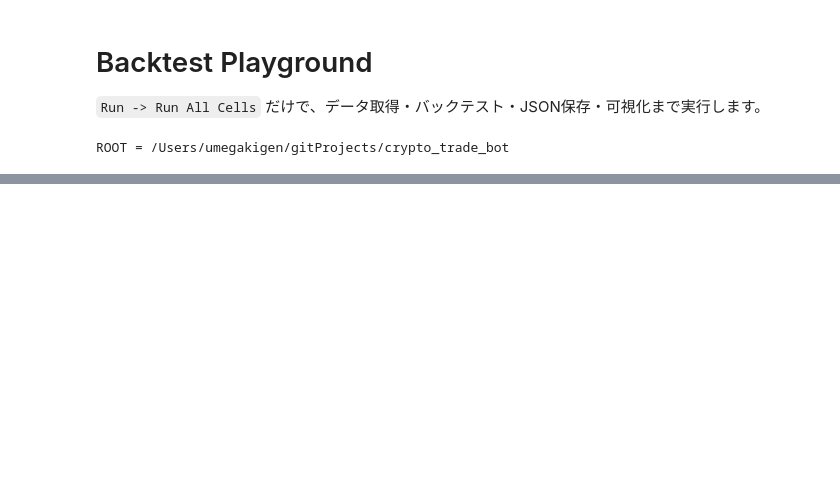
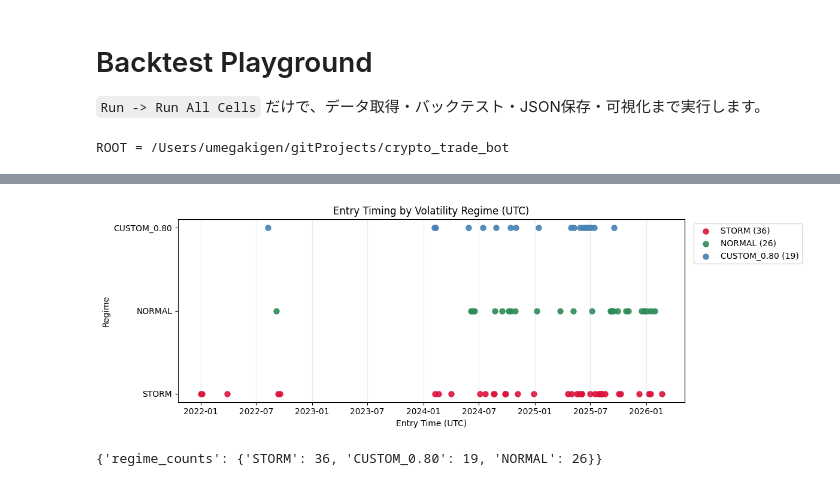
Before and after one commit to genpsp/crypto_trade_bot, a Jupyter notebook: research/notebooks/backtest_playground.ipynb, the cells around one changed output, grey strips where cells are left out. Drawn from its saved outputs; the diff is of its cells as text; code cells hidden in the pictures; blank space fills up the shorter version.

```diff
--- a/research/notebooks/backtest_playground.ipynb
+++ b/research/notebooks/backtest_playground.ipynb
@@ -387,0 +470,72 @@ else:
+# %%
+from datetime import datetime
+
+entry_trades = sorted(
+    [trade for trade in report_json['trades'] if trade.get('entry_time')],
+    key=lambda trade: trade['entry_time'],
+)
+
+if not entry_trades:
+    print('No entry trades yet. Regime timing chart skipped.')
+else:
+    def regime_from_multiplier(multiplier):
+        if multiplier is None:
+            return 'UNKNOWN'
+        value = round(float(multiplier), 2)
+        if value <= 0.50:
+            return 'STORM'
+        if value <= 0.75:
+            return 'VOLATILE'
+        if value == 1.00:
+            return 'NORMAL'
+        return f'CUSTOM_{value:.2f}'
+
+    regime_colors = {
+        'STORM': 'crimson',
+        'VOLATILE': 'darkorange',
+        'NORMAL': 'seagreen',
+        'UNKNOWN': 'gray',
+    }
+
+    regime_to_times = {}
+    for trade in entry_trades:
+        regime = regime_from_multiplier(trade.get('position_size_multiplier'))
+        entry_time = datetime.fromisoformat(trade['entry_time'].replace('Z', '+00:00'))
+        regime_to_times.setdefault(regime, []).append(entry_time)
+
+    ordered_regimes = [r for r in ['STORM', 'VOLATILE', 'NORMAL', 'UNKNOWN'] if r in regime_to_times]
+    custom_regimes = sorted([r for r in regime_to_times if r not in {'STORM', 'VOLATILE', 'NORMAL', 'UNKNOWN'}])
+    ordered_regimes.extend(custom_regimes)
+
+    y_map = {regime: index for index, regime in enumerate(ordered_regimes)}
+
+    plt.figure(figsize=(12, 4))
+    for regime in ordered_regimes:
+        times = regime_to_times.get(regime, [])
+        if not times:
+            continue
+        y_values = [y_map[regime]] * len(times)
+        color = regime_colors.get(regime, 'steelblue')
+        plt.scatter(
+            times,
+            y_values,
+            s=42,
+            alpha=0.9,
+            color=color,
+            label=f"{regime} ({len(times)})",
+        )
+
+    plt.yticks([y_map[regime] for regime in ordered_regimes], ordered_regimes)
+    plt.title('Entry Timing by Volatility Regime (UTC)')
+    plt.xlabel('Entry Time (UTC)')
+    plt.ylabel('Regime')
+    plt.grid(axis='x', alpha=0.25)
+    plt.legend(loc='upper left', bbox_to_anchor=(1.01, 1.0))
+    plt.tight_layout()
+    plt.show()
+
+    regime_counts = {regime: len(times) for regime, times in regime_to_times.items()}
+    print({'regime_counts': regime_counts})
+# %% [output]
+[figure, added]
+{'regime_counts': {'STORM': 36, 'CUSTOM_0.80': 19, 'NORMAL': 26}}
```
Also changed, not shown: parts of 11 cells of this notebook, 12 other files.
